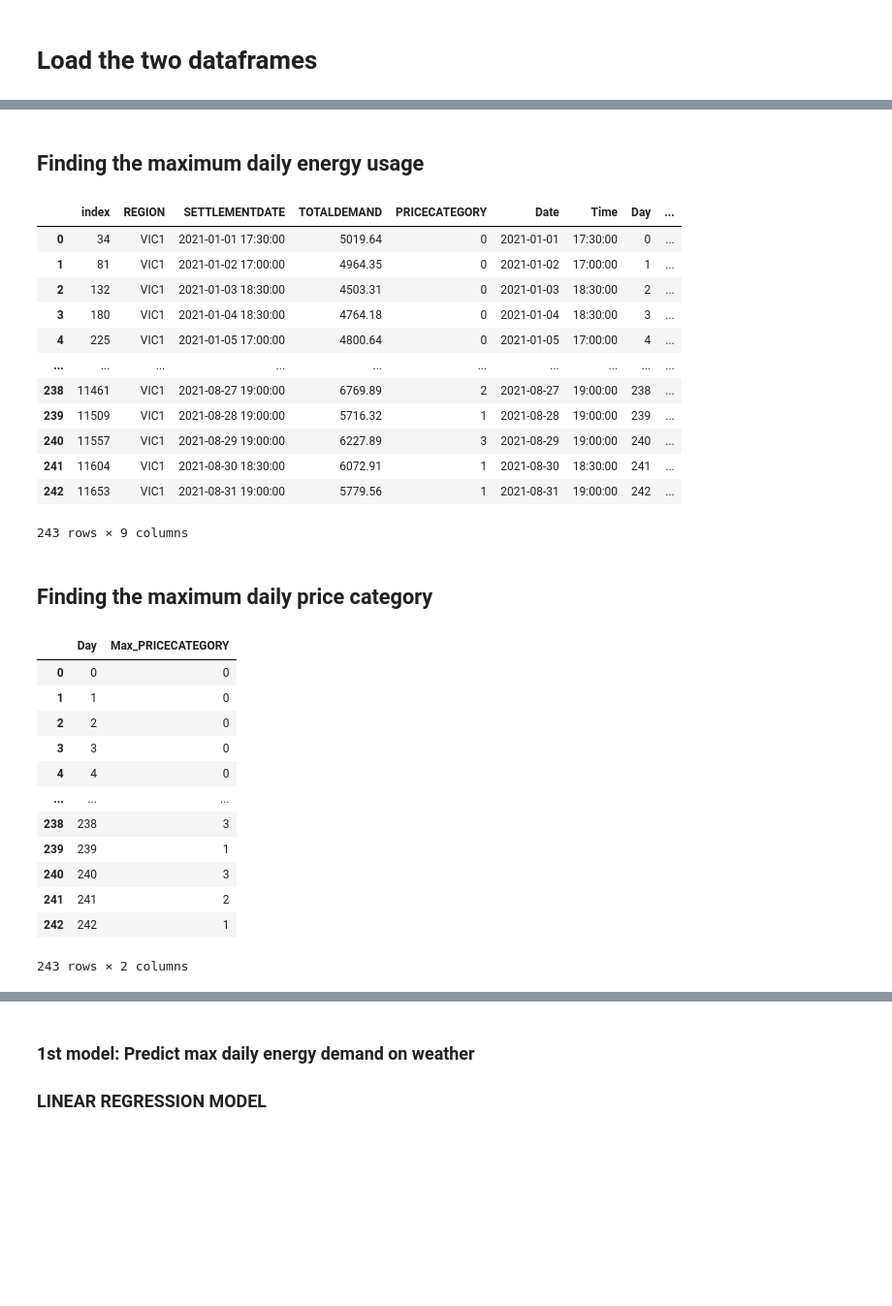
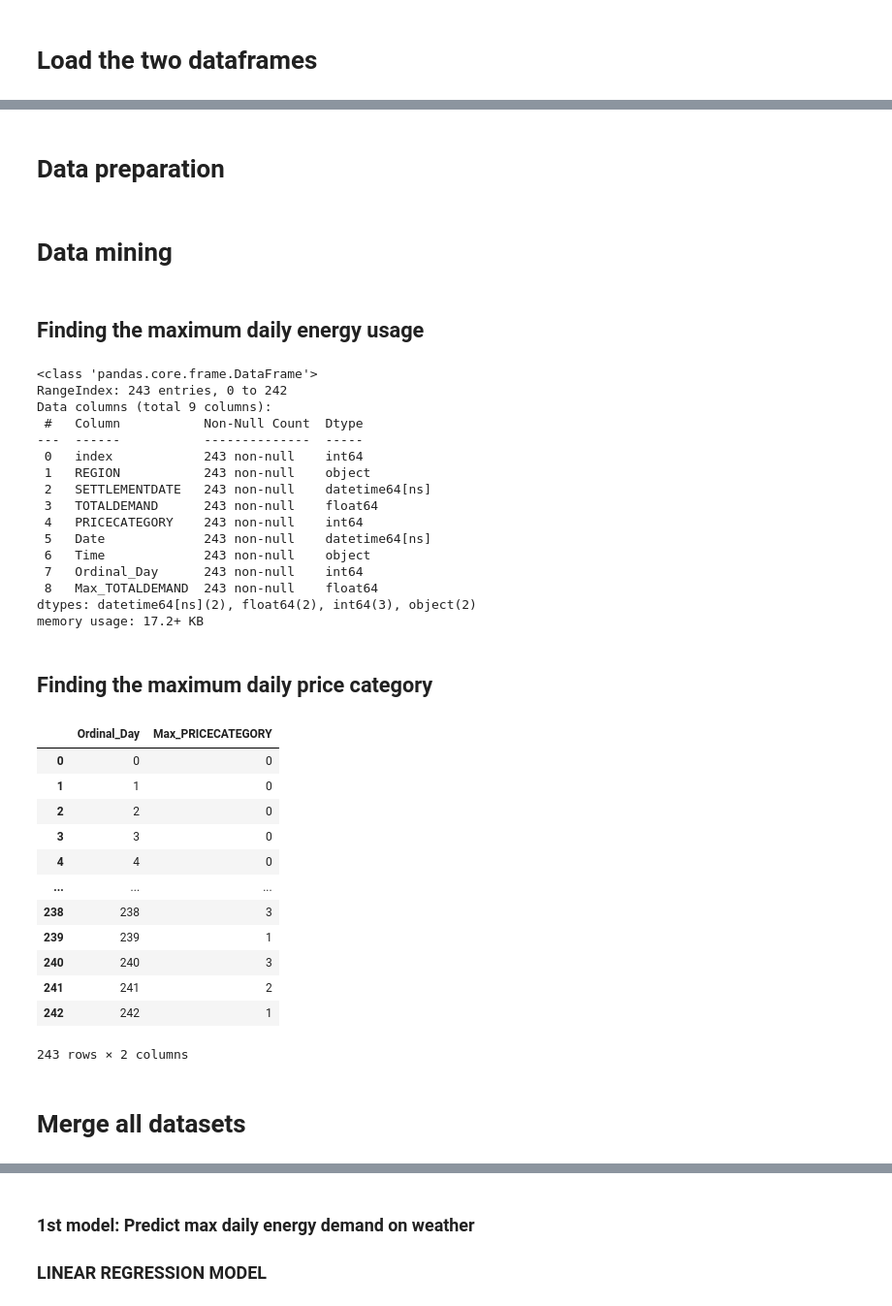
Before and after one commit to Rloanuald/DATA0006_A2_WeatherVsEnergy, a Jupyter notebook: 0.assign2_group2.ipynb, the cells around one changed output, grey strips where cells are left out. Shown: that part at 97% size. Drawn from its saved outputs; the diff is of its cells as text; code cells hidden in the pictures; blank space fills up the shorter version.

```diff
--- a/0.assign2_group2.ipynb
+++ b/0.assign2_group2.ipynb
@@ -61,3 +55,7 @@ memory usage: 40.0+ KB
+# %% [markdown]
+# Data preparation
+# %% [markdown]
+# Data mining
 # %%
 # Replace PRICECATEGORY values with Numeric values in new column PRICE_NUMERIC
 price_demand['PRICECATEGORY'].replace( {'LOW' : 0, 'MEDIUM' : 1, 'HIGH' : 2, 'EXTREME': 3 }, inplace=True)
@@ -66,44 +64,49 @@ price_demand['PRICECATEGORY'].replace( {'LOW' : 0, 'MEDIUM' : 1, 'HIGH' : 2, 'EX
 price_demand['Date'] = pd.to_datetime(price_demand['SETTLEMENTDATE'].dt.date)
 price_demand['Time'] = price_demand['SETTLEMENTDATE'].dt.time
 
-# Set 'Day' every 48 time rows according to the definiteion from the data source company - AEMO
-price_demand['Day'] = price_demand.index // 48
+# Due to the special definition of a day in raw dataset, a day invloving two dates.
+# Each ordinal day involves every 48 rows of 30-minute time slots
+price_demand['Ordinal_Day'] = price_demand.index // 48
 # %% [markdown]
 ## Finding the maximum daily energy usage
 # %%
-
 demand = price_demand
 
-max_demand = demand.groupby('Day')['TOTALDEMAND'].transform(max) == demand['TOTALDEMAND']
+max_demand = demand.groupby('Ordinal_Day')['TOTALDEMAND'].transform(max) == demand['TOTALDEMAND']
 max_demand = demand[max_demand].reset_index()
 max_demand['Max_TOTALDEMAND'] = max_demand['TOTALDEMAND']
-max_demand
+max_demand.info()
 # %% [output]
-|  | index | REGION | SETTLEMENTDATE | TOTALDEMAND | PRICECATEGORY | Date | Time | Day | ... |
-| 0 | 34 | VIC1 | 2021-01-01 17:30:00 | 5019.64 | 0 | 2021-01-01 | 17:30:00 | 0 | ... |
-| 1 | 81 | VIC1 | 2021-01-02 17:00:00 | 4964.35 | 0 | 2021-01-02 | 17:00:00 | 1 | ... |
-| 2 | 132 | VIC1 | 2021-01-03 18:30:00 | 4503.31 | 0 | 2021-01-03 | 18:30:00 | 2 | ... |
-| 3 | 180 | VIC1 | 2021-01-04 18:30:00 | 4764.18 | 0 | 2021-01-04 | 18:30:00 | 3 | ... |
-| 4 | 225 | VIC1 | 2021-01-05 17:00:00 | 4800.64 | 0 | 2021-01-05 | 17:00:00 | 4 | ... |
-| ... | ... | ... | ... | ... | ... | ... | ... | ... | ... |
-| 238 | 11461 | VIC1 | 2021-08-27 19:00:00 | 6769.89 | 2 | 2021-08-27 | 19:00:00 | 238 | ... |
-| 239 | 11509 | VIC1 | 2021-08-28 19:00:00 | 5716.32 | 1 | 2021-08-28 | 19:00:00 | 239 | ... |
-| 240 | 11557 | VIC1 | 2021-08-29 19:00:00 | 6227.89 | 3 | 2021-08-29 | 19:00:00 | 240 | ... |
-| 241 | 11604 | VIC1 | 2021-08-30 18:30:00 | 6072.91 | 1 | 2021-08-30 | 18:30:00 | 241 | ... |
-| 242 | 11653 | VIC1 | 2021-08-31 19:00:00 | 5779.56 | 1 | 2021-08-31 | 19:00:00 | 242 | ... |
-243 rows × 9 columns
+<class 'pandas.core.frame.DataFrame'>
+RangeIndex: 243 entries, 0 to 242
+Data columns (total 9 columns):
+ #   Column           Non-Null Count  Dtype
+---  ------           --------------  -----
+ 0   index            243 non-null    int64
+ 1   REGION           243 non-null    object
+ 2   SETTLEMENTDATE   243 non-null    datetime64[ns]
+ 3   TOTALDEMAND      243 non-null    float64
+ 4   PRICECATEGORY    243 non-null    int64
+ 5   Date             243 non-null    datetime64[ns]
+ 6   Time             243 non-null    object
+ 7   Ordinal_Day      243 non-null    int64
+ 8   Max_TOTALDEMAND  243 non-null    float64
+dtypes: datetime64[ns](2), float64(2), int64(3), object(2)
+memory usage: 17.2+ KB
 # %% [markdown]
 ## Finding the maximum daily price category
 # %%
 price = price_demand
 
-max_price = price.groupby('Day')['PRICECATEGORY'].max()
+# Have to group by ordinal day, otherwise the first day of following month will show up.
+max_price = price.groupby('Ordinal_Day')['PRICECATEGORY'].max()
 max_price = max_price.reset_index()
 max_price['Max_PRICECATEGORY'] = max_price['PRICECATEGORY']
 max_price = max_price.drop(columns = ['PRICECATEGORY'])
+
 max_price
 # %% [output]
-|  | Day | Max_PRICECATEGORY |
+|  | Ordinal_Day | Max_PRICECATEGORY |
 | 0 | 0 | 0 |
 | 1 | 1 | 0 |
 | 2 | 2 | 0 |
@@ -129,0 +122,2 @@ dataset.to_csv('all_data.csv',index=False)
+# %% [markdown]
+# Merge all datasets
```
Also changed, not shown: parts of 26 cells of this notebook.
